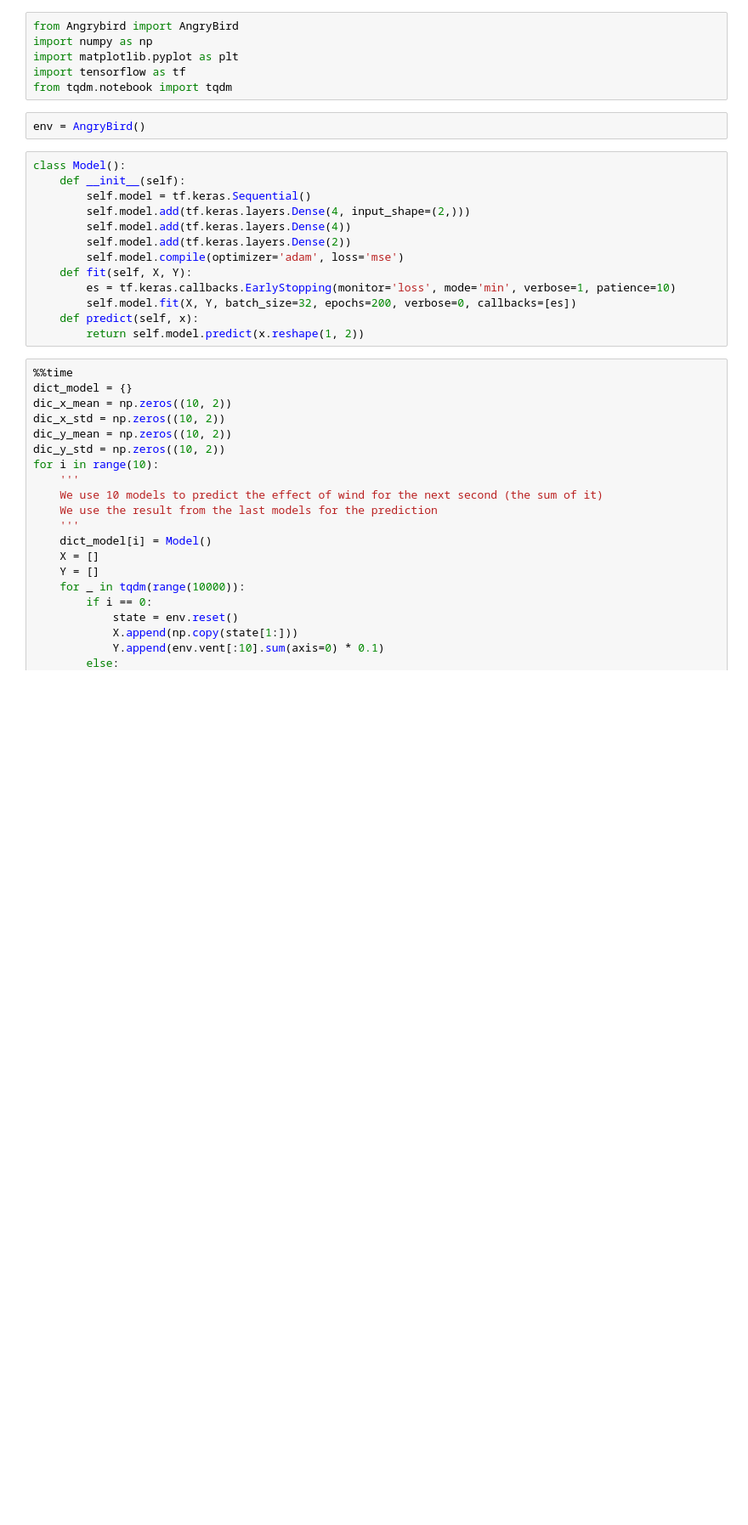
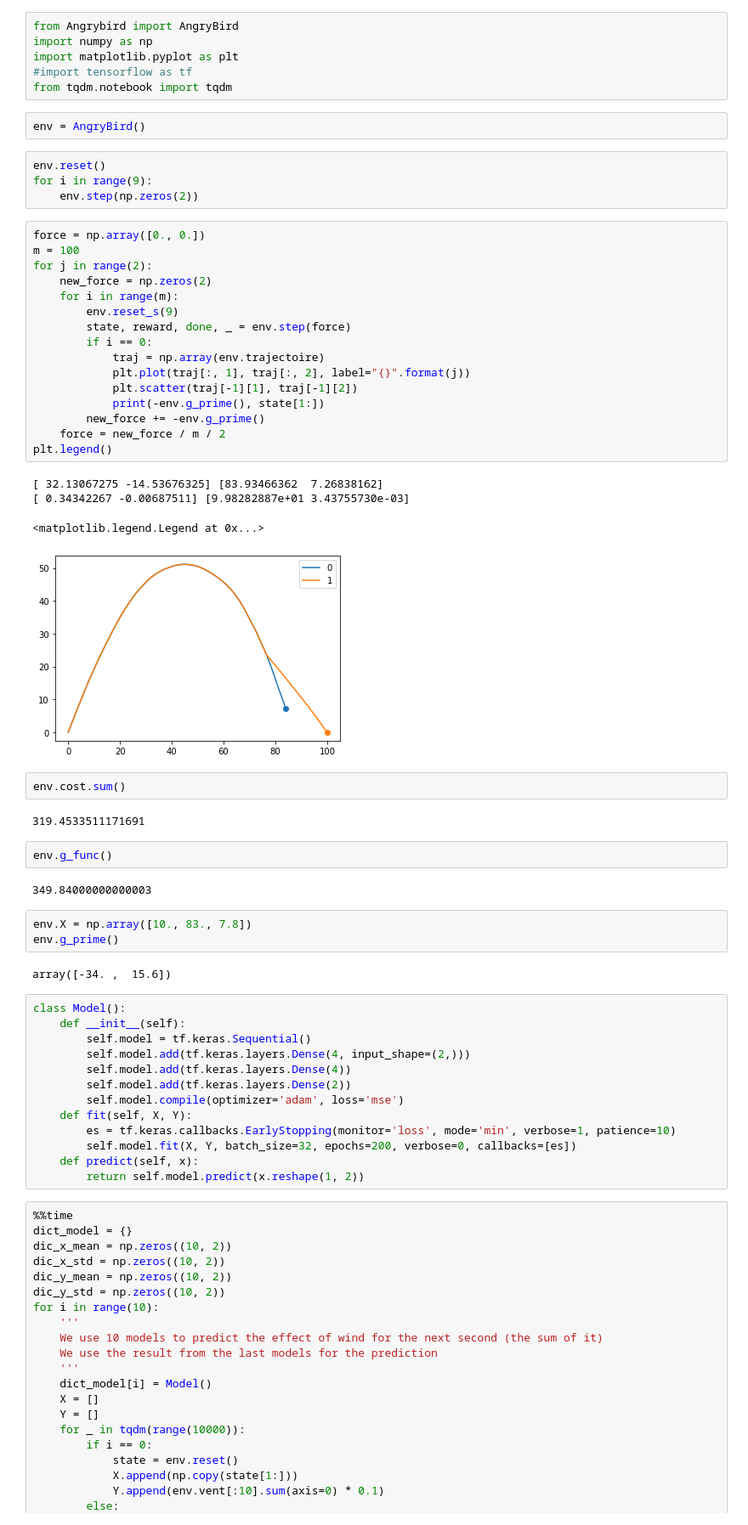
Before and after one commit to pinnertw/map556, a Jupyter notebook: challenge2/peng-wei/challenge2.ipynb, the cells around one changed output. Shown at 85% size. Drawn from its saved outputs; the diff is of its cells as text; blank space fills up the shorter version.

```diff
--- a/challenge2/peng-wei/challenge2.ipynb
+++ b/challenge2/peng-wei/challenge2.ipynb
@@ -2,10 +2,48 @@
 from Angrybird import AngryBird
 import numpy as np
 import matplotlib.pyplot as plt
-import tensorflow as tf
+#import tensorflow as tf
 from tqdm.notebook import tqdm
 # %%
 env = AngryBird()
+# %%
+env.reset()
+for i in range(9):
+    env.step(np.zeros(2))
+# %%
+force = np.array([0., 0.])
+m = 100
+for j in range(2):
+    new_force = np.zeros(2)
+    for i in range(m):
+        env.reset_s(9)
+        state, reward, done, _ = env.step(force)
+        if i == 0:
+            traj = np.array(env.trajectoire)
+            plt.plot(traj[:, 1], traj[:, 2], label="{}".format(j))
+            plt.scatter(traj[-1][1], traj[-1][2])
+            print(-env.g_prime(), state[1:])
+        new_force += -env.g_prime()
+    force = new_force / m / 2
+plt.legend()
+# %% [output]
+[ 32.13067275 -14.53676325] [83.93466362  7.26838162]
+[ 0.34342267 -0.00687511] [9.98282887e+01 3.43755730e-03]
+<matplotlib.legend.Legend at 0x...>
+[figure, added]
+# %%
+env.cost.sum()
+# %% [output]
+319.4533511171691
+# %%
+env.g_func()
+# %% [output]
+349.84000000000003
+# %%
+env.X = np.array([10., 83., 7.8])
+env.g_prime()
+# %% [output]
+array([-34. ,  15.6])
 # %%
 class Model():
     def __init__(self):
```
Also changed, not shown: parts of 5 cells of this notebook, 1 other file.
